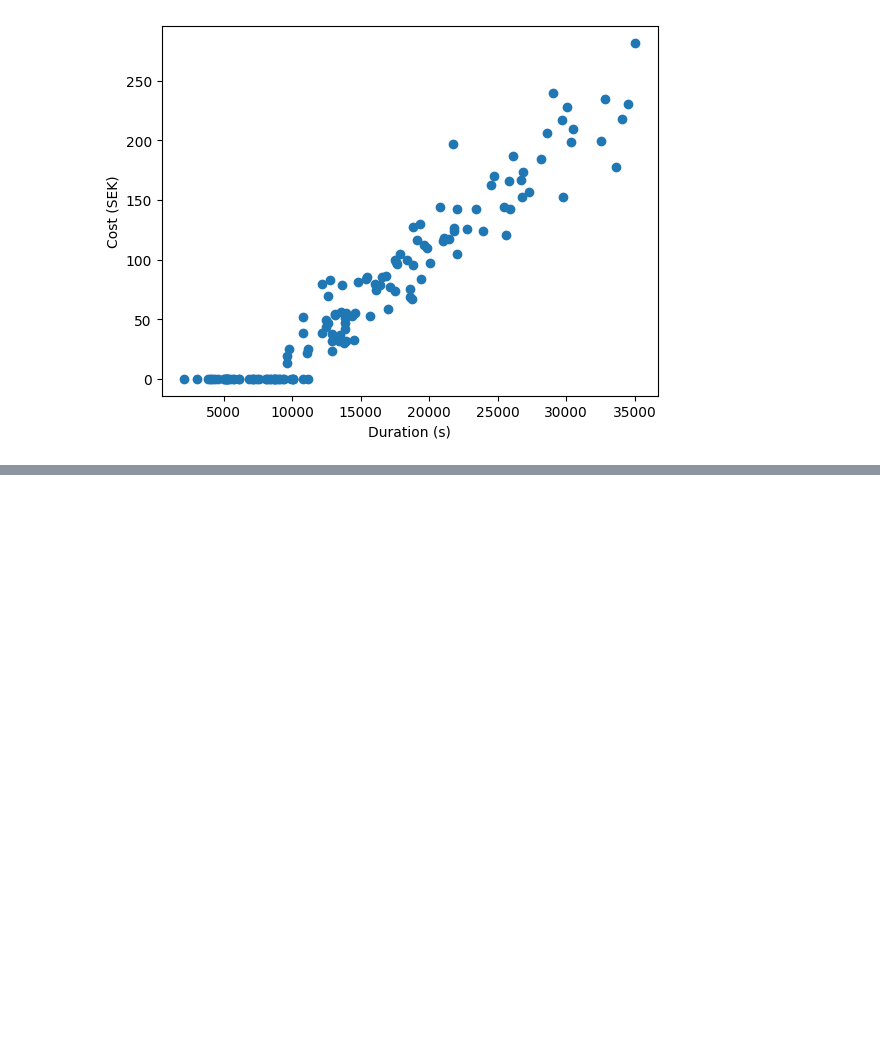
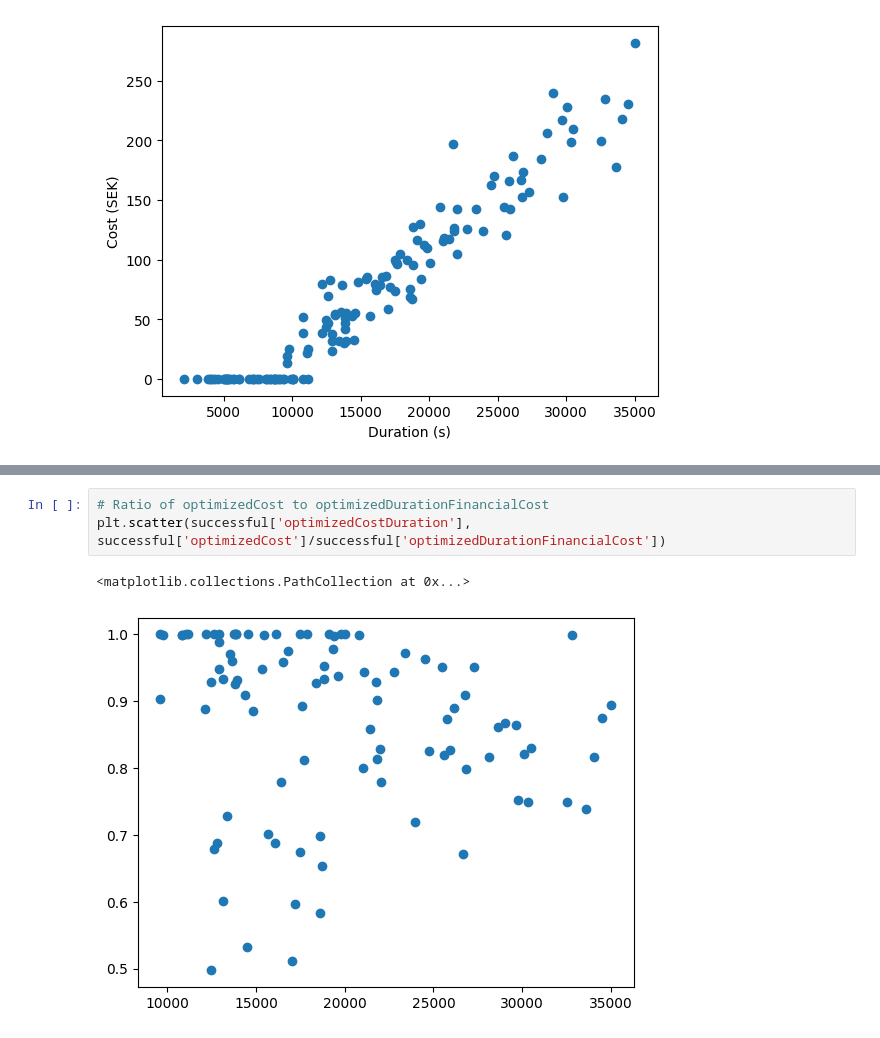
Before and after one commit to mattlehrer/ev-routing-experiment-analysis, a Jupyter notebook: analysis.ipynb, the cells around one changed output, grey strips where cells are left out. Saved outputs shown, nothing was run; the diff lists cells and outputs as text; blank space fills up the shorter version.

```diff
--- a/analysis.ipynb
+++ b/analysis.ipynb
@@ -151,0 +212,6 @@ data.loc[(data['optimizedDuration'] > data['optimizedCostDuration'])]
+# %%
+# Ratio of optimizedCost to optimizedDurationFinancialCost
+plt.scatter(successful['optimizedCostDuration'], successful['optimizedCost']/successful['optimizedDurationFinancialCost'])
+# %% [output]
+<matplotlib.collections.PathCollection at 0x...>
+[figure, added]
```
Also changed, not shown: parts of 25 cells of this notebook, 1 other file.
